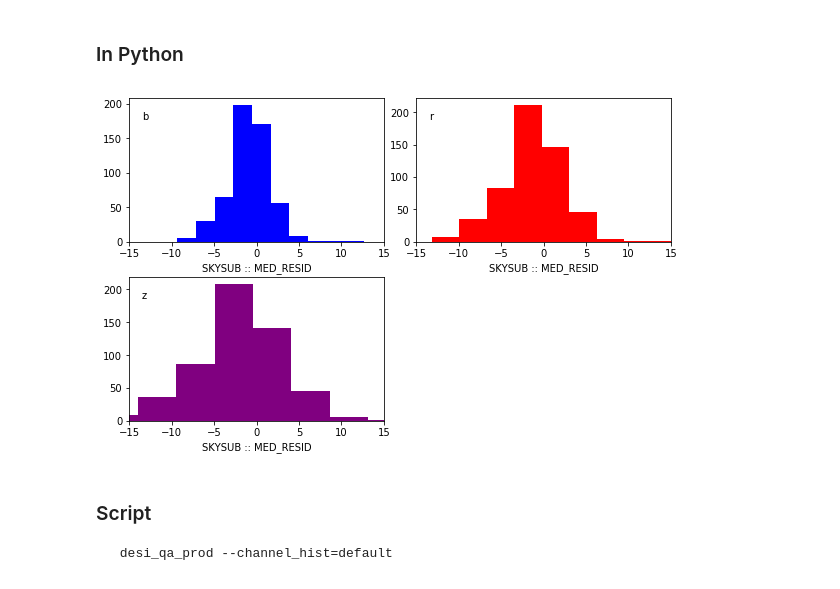
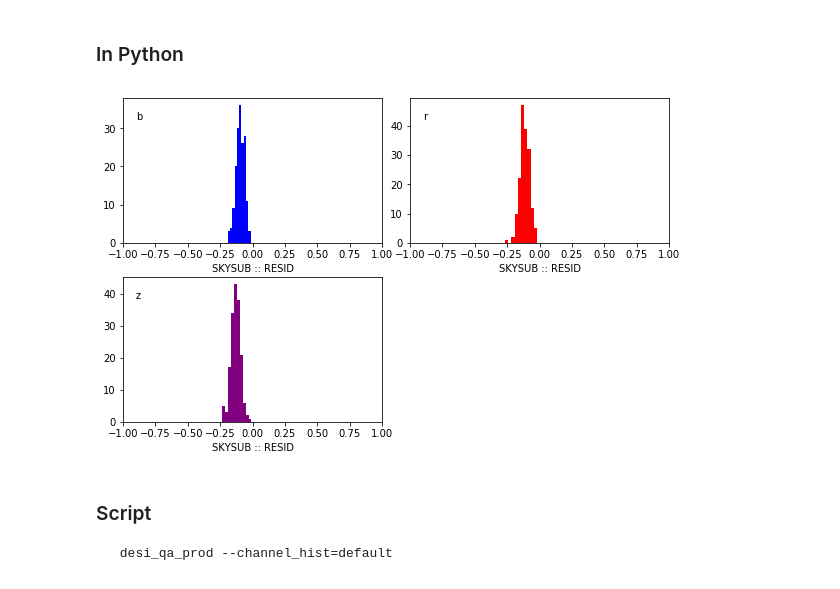
Before and after one commit to desihub/desispec, a Jupyter notebook: doc/nb/QA_Prod.ipynb, the cells around one changed output. Cells and saved outputs as stored; diff of their text form; code cells hidden in the pictures.

```diff
--- a/doc/nb/QA_Prod.ipynb
+++ b/doc/nb/QA_Prod.ipynb
@@ -109,9 +101,9 @@ or matplotlib.backends is imported for the first time.
 ### In Python
 # %%
 reload(dqqp)
-dqqp.prod_channel_hist(qa_prod, 'SKYSUB', 'MED_RESID', xlim=(-15,15))
+dqqp.prod_channel_hist(qa_prod, 'SKYSUB', 'RESID', xlim=(-1,1))
 # %% [output]
-[figure, old version]
+[figure, new version]
 # %% [markdown]
 ### Script
      desi_qa_prod --channel_hist=default
```
Also changed, not shown: parts of 13 cells of this notebook, 2 other files.
